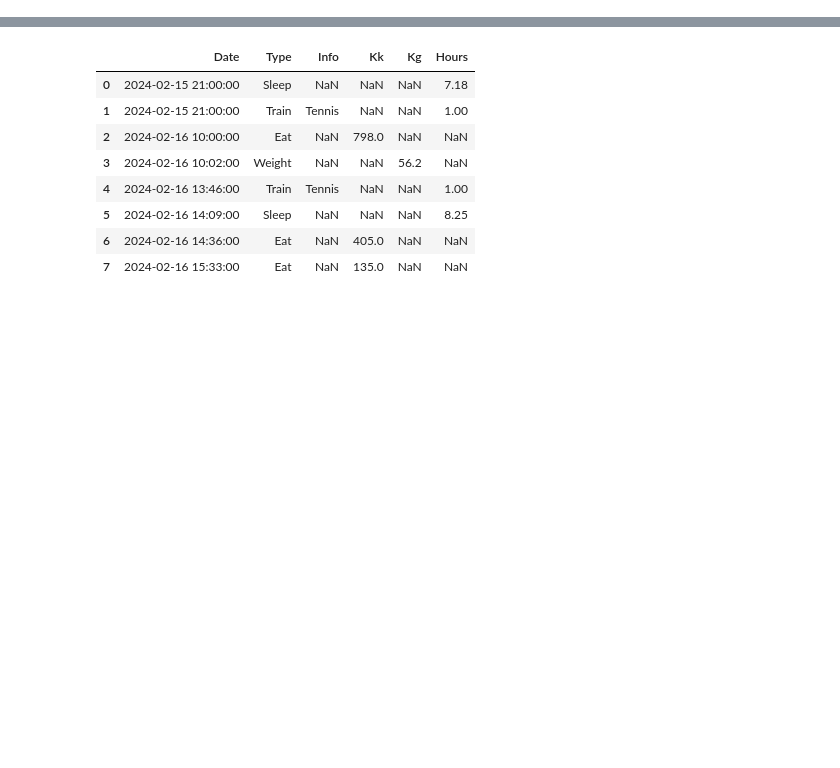
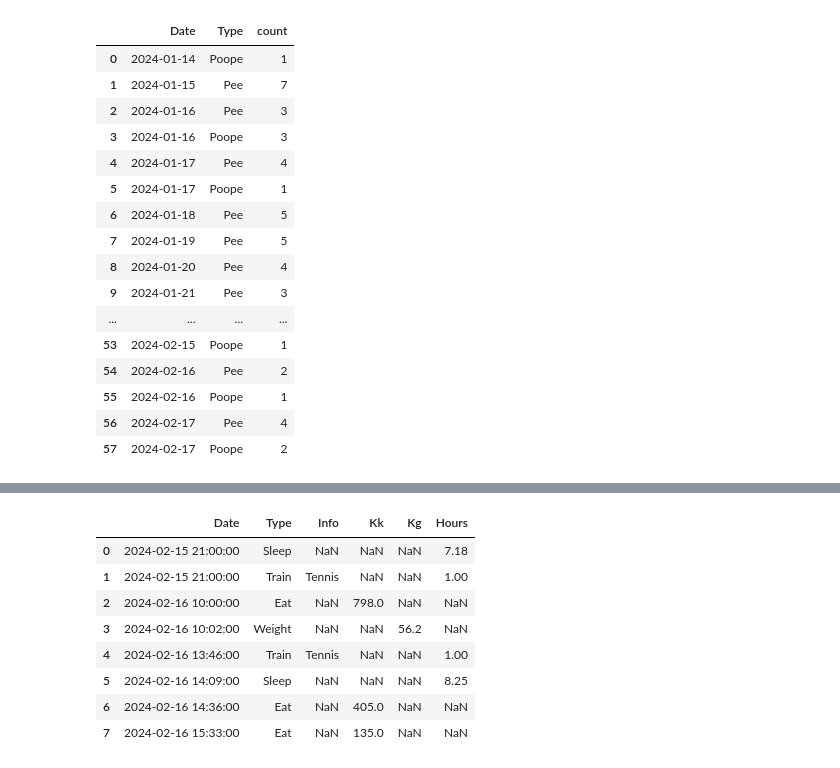
Before and after one commit to dailydaniel/lifestyle_history, a Jupyter notebook: test.ipynb, the cells around one changed output, grey strips where cells are left out. Cells and saved outputs as stored; diff of their text form; code cells hidden in the pictures; blank space fills up the shorter version.

```diff
--- a/test.ipynb
+++ b/test.ipynb
@@ -3,3 +3,32 @@ import pandas as pd
 import numpy as np
 # %%
 key = '1CZqJ-z0i2yGqFr5dTOG2YOYngKx8ngVVqsnPbja95-A'
+key_poopee = '1GfLQYA0g04Rjib0xMtOzwGA_vnJP0NSGuZLENI71EgI'
+# %%
+df = pd.read_csv('https://docs.google.com/spreadsheets/d/' +
+                 key_poopee +
+                 '/export?gid=0&format=csv',
+                 parse_dates=['Date'],
+                 dayfirst=True)
+# %%
+df_gb = df.groupby(pd.Grouper(key='Date', freq='D'))['Type'].value_counts().reset_index()
+
+df_gb
+# %% [output]
+|  | Date | Type | count |
+| 0 | 2024-01-14 | Poope | 1 |
+| 1 | 2024-01-15 | Pee | 7 |
+| 2 | 2024-01-16 | Pee | 3 |
+| 3 | 2024-01-16 | Poope | 3 |
+| 4 | 2024-01-17 | Pee | 4 |
+| 5 | 2024-01-17 | Poope | 1 |
+| 6 | 2024-01-18 | Pee | 5 |
+| 7 | 2024-01-19 | Pee | 5 |
+| 8 | 2024-01-20 | Pee | 4 |
+| 9 | 2024-01-21 | Pee | 3 |
+| ... | ... | ... | ... |
+| 53 | 2024-02-15 | Poope | 1 |
+| 54 | 2024-02-16 | Pee | 2 |
+| 55 | 2024-02-16 | Poope | 1 |
+| 56 | 2024-02-17 | Pee | 4 |
+| 57 | 2024-02-17 | Poope | 2 |
```
Also changed, not shown: parts of 1 cell of this notebook, 1 other file.
